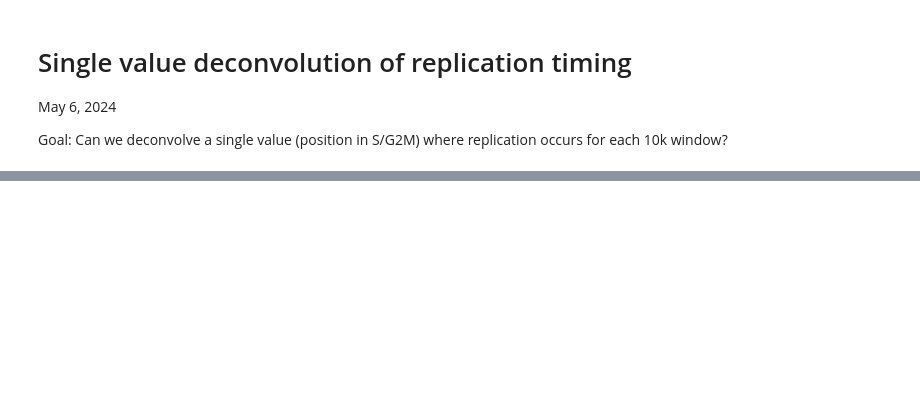
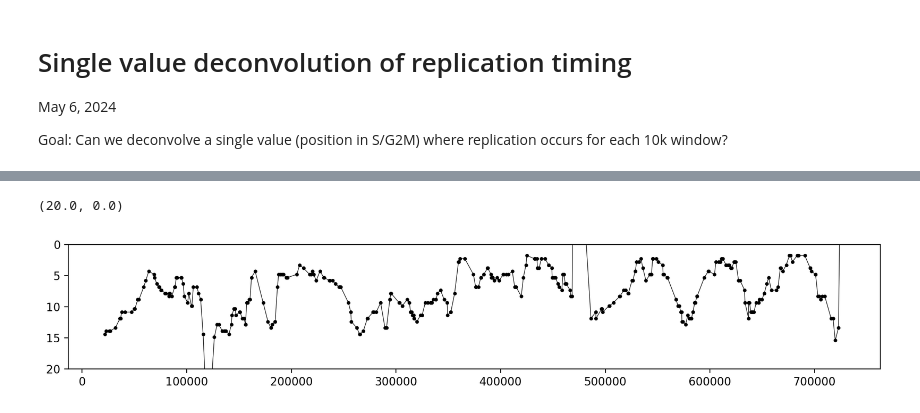
Before and after one commit to HarteminkLab/cell-cycle-deconv, a Jupyter notebook: 0_Single_Variable_Replication_Deconvolution.ipynb, the cells around one changed output, grey strips where cells are left out. Saved outputs shown, nothing was run; the diff lists cells and outputs as text; code cells hidden in the pictures; blank space fills up the shorter version.

```diff
--- a/0_Single_Variable_Replication_Deconvolution.ipynb
+++ b/0_Single_Variable_Replication_Deconvolution.ipynb
@@ -51,0 +91,8 @@ plt.plot(solver.replication_timing_df.replication_time)
+# %%
+plt.figure(figsize=(13, 2))
+plt.plot(solver.chr_genes.TSS, solver.replication_timing_df.replication_time, lw=0.5, c='black')
+plt.scatter(solver.chr_genes.TSS, solver.replication_timing_df.replication_time, s=5, c='black')
+plt.ylim(20, 0)
+# %% [output]
+(20.0, 0.0)
+[figure, added]
```
Also changed, not shown: parts of 14 cells of this notebook, 1 other file.
